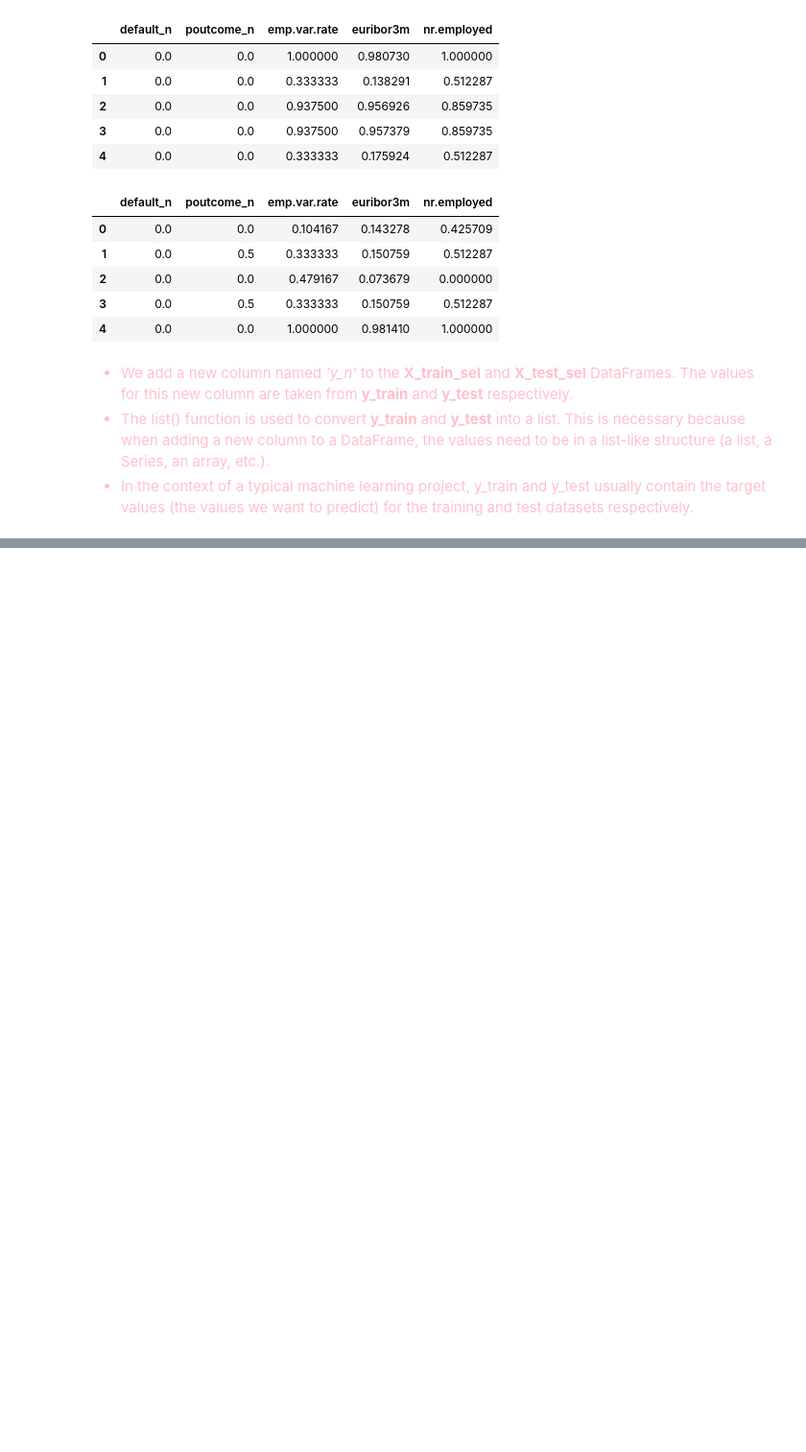
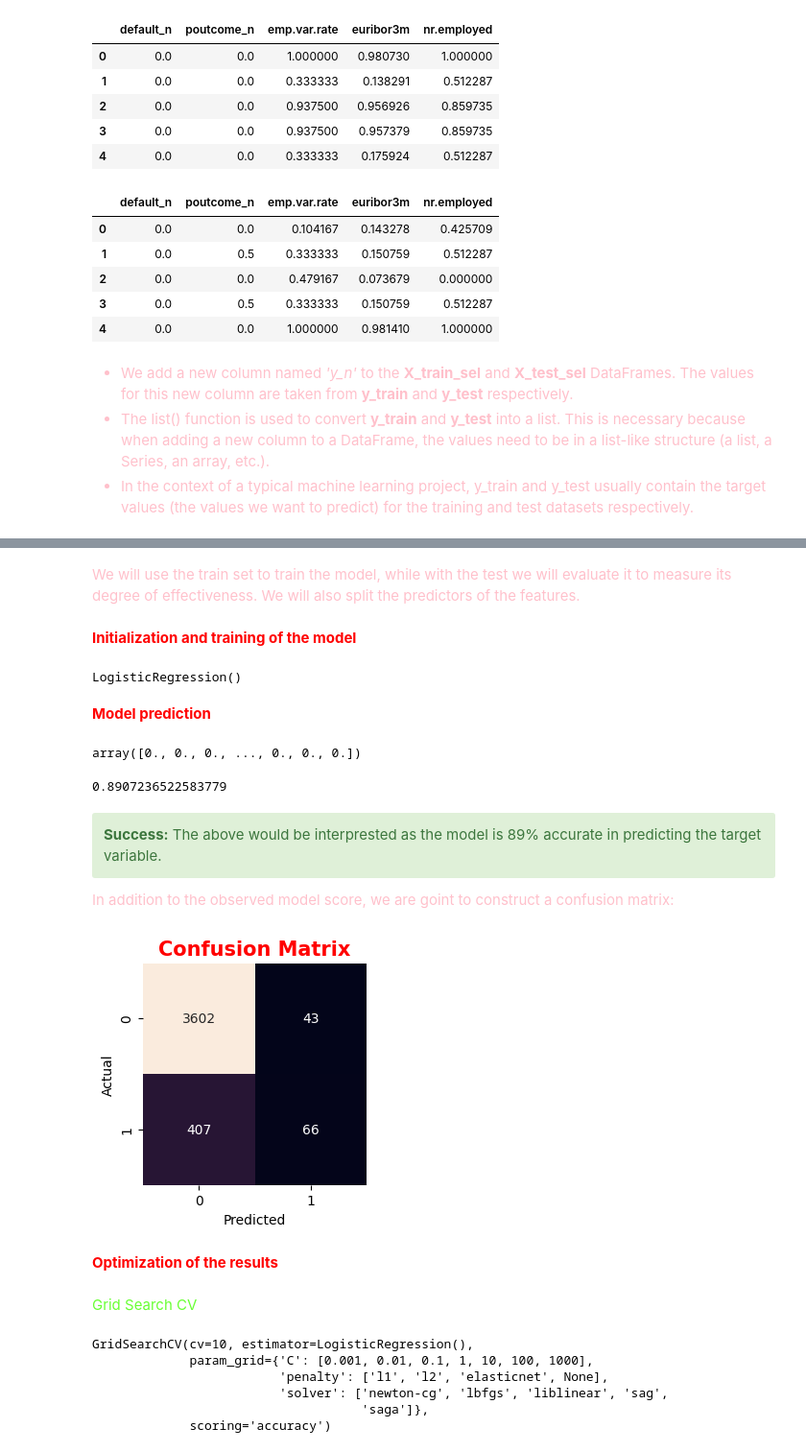
Before and after one commit to dorianDraper/logistic-regression-project, a Jupyter notebook: src/explore.ipynb, the cells around one changed output, grey strips where cells are left out. Shown at 96% size. Saved outputs shown, nothing was run; the diff lists cells and outputs as text; code cells hidden in the pictures; blank space fills up the shorter version.

Commit message:
model prediction & optimization

```diff
--- a/src/explore.ipynb
+++ b/src/explore.ipynb
@@ -229,0 +233,9 @@ X_test_sel.to_csv('C:/Users/Jorge Payà/Desktop/4Geeks/DSML Bootcamp/Projects/lo
+# %%
+# Paths for cleaned data
+processed_train_data = pd.read_csv('C:/Users/Jorge Payà/Desktop/4Geeks/DSML Bootcamp/Projects/logistic-regression-project/data/processed/clean_train.csv')
+processed_test_data = pd.read_csv('C:/Users/Jorge Payà/Desktop/4Geeks/DSML Bootcamp/Projects/logistic-regression-project/data/processed/clean_test.csv')
+
+train_data = pd.DataFrame(processed_train_data)
+test_data = pd.DataFrame(processed_test_data)
+
+train_data.head()
@@ -229,0 +249,69 @@ X_test_sel.to_csv('C:/Users/Jorge Payà/Desktop/4Geeks/DSML Bootcamp/Projects/lo
+# %% [markdown]
+<span style="color: pink">We will use the train set to train the model, while with the test we will evaluate it to measure its degree of effectiveness. We will also split the predictors of the features.</span>
+# %%
+X_train = train_data.drop(['y_n'], axis=1)
+y_train = train_data['y_n']
+X_test = test_data.drop(['y_n'], axis=1)
+y_test = test_data['y_n']
+# %% [markdown]
+<strong><span style="color: red">Initialization and training of the model</span></strong>
+# %%
+from sklearn.linear_model import LogisticRegression
+
+model = LogisticRegression() # Create model object
+model.fit(X_train, y_train) # Train the model
+# %% [output]
+LogisticRegression()
+# %% [markdown]
+<strong><span style="color: red">Model prediction</span></strong>
+# %%
+# Predict the target variable
+y_pred = model.predict(X_test)
+y_pred
+# %% [output]
+array([0., 0., 0., ..., 0., 0., 0.])
+# %%
+from sklearn.metrics import accuracy_score, confusion_matrix
+
+accuracy_score(y_test, y_pred)
+# %% [output]
+0.8907236522583779
+# %% [markdown]
+<div class="alert alert-block alert-success">
+<b>Success:</b> The above would be interprested as the model is 89% accurate in predicting the target variable.
+</div>
+<p style="color: pink">
+In addition to the observed model score, we are goint to construct a confusion matrix:
+</p>
+# %%
+cm = confusion_matrix(y_test, y_pred)
+cm_df = pd.DataFrame(cm)
+plt.figure(figsize=(3, 3))
+sns.heatmap(cm_df, annot=True, fmt='d', cbar=False)
+plt.title('Confusion Matrix', color='r', fontweight='bold', fontsize=15)
+plt.xlabel('Predicted')
+plt.ylabel('Actual')
+plt.show()
+# %% [output]
+[figure, added]
+# %% [markdown]
+<strong><span style="color: red">Optimization of the results</span></strong>
+<br><br>
+<span style="color: #68FF33">Grid Search CV</span>
+# %%
+from sklearn.model_selection import GridSearchCV
+
+# Create the hyperparameter grid
+hyperparams = {'C': [0.001, 0.01, 0.1, 1, 10, 100, 1000],
+              'penalty': ['l1', 'l2', 'elasticnet', None],
+              'solver': ['newton-cg', 'lbfgs', 'liblinear', 'sag', 'saga']}
+# Create the GridSearchCV object
+grid = GridSearchCV(model, hyperparams, scoring="accuracy", cv=10)
+grid
+# %% [output]
+GridSearchCV(cv=10, estimator=LogisticRegression(),
+             param_grid={'C': [0.001, 0.01, 0.1, 1, 10, 100, 1000],
+                         'penalty': ['l1', 'l2', 'elasticnet', None],
+                         'solver': ['newton-cg', 'lbfgs', 'liblinear', 'sag',
+                                    'saga']},
+             scoring='accuracy')
```
Also changed, not shown: parts of 10 cells of this notebook, 1 other file.
